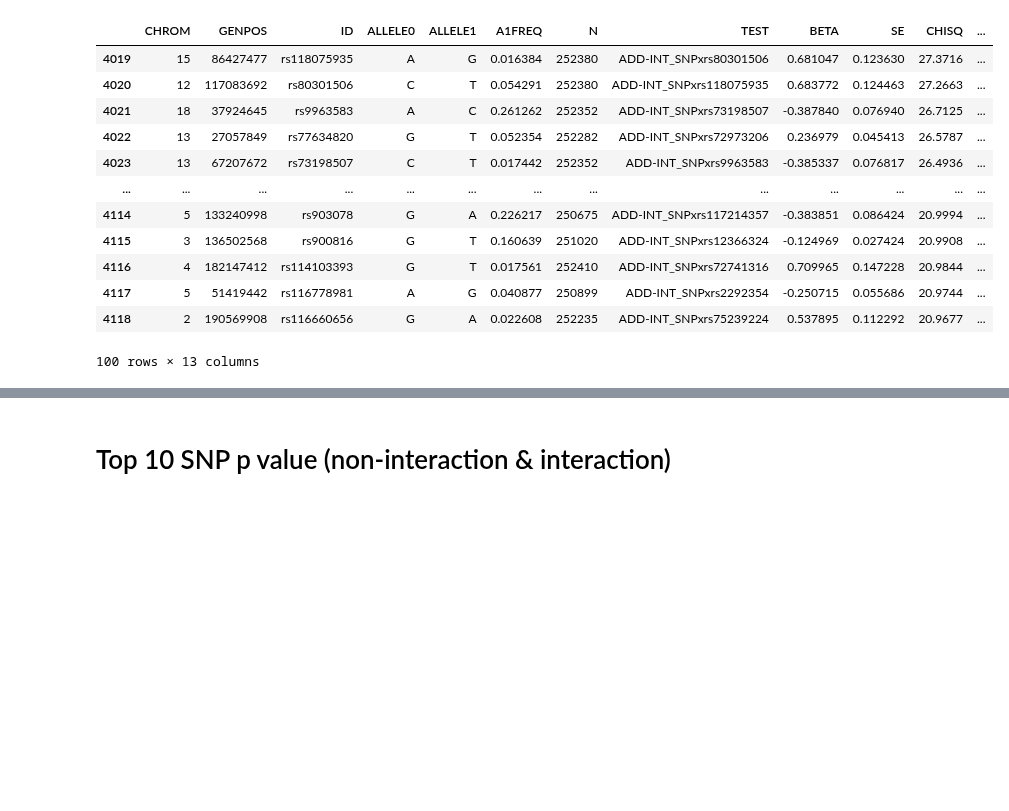
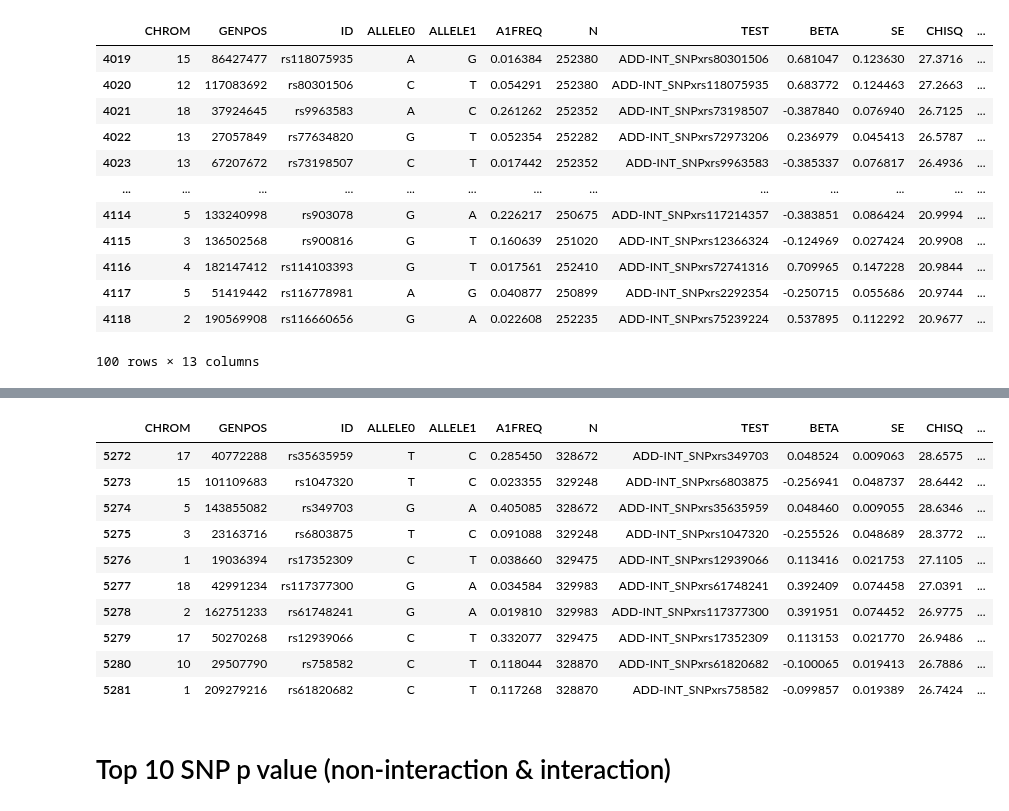
Before and after one commit to statgenetics/UKBB_GWAS_dev, a Jupyter notebook: analysis/regenie_interaction/interaction_python.ipynb, the cells around one changed output, grey strips where cells are left out. Drawn from its saved outputs; the diff is of its cells as text; code cells hidden in the pictures; blank space fills up the shorter version.

```diff
--- a/analysis/regenie_interaction/interaction_python.ipynb
+++ b/analysis/regenie_interaction/interaction_python.ipynb
@@ -3860,3 +3920,31 @@ topinteractionterm
+# %%
+# f2247_f2257
+filelist0 = os.listdir("/home/gl2776/project/guangyou/interaction/newv/112621_f2247_2257/cache")
+filelist = []
+for file in filelist0:
+    if file.endswith("regenie.gz"):
+        filelist.append(os.path.join("/home/gl2776/project/guangyou/interaction/newv/112621_f2247_2257/cache", file))
+df = pd.read_csv(filelist[0],compression = "gzip",header=0,sep=" ")
+topinteractionterm = pd.DataFrame(columns=df.columns)
+k = 100
+for file in filelist:
+    tmp = pd.read_csv(file,compression = "gzip",header=0,sep=" ")
+    tmp = pd.concat([tmp[tmp["TEST"].str.startswith("ADD-INT_SNPx")],topinteractionterm],axis=0,ignore_index=True)
+    topinteractionterm = tmp.sort_values("LOG10P",ascending=False).head(k)
+topinteractionterm.to_csv("/home/gl2776/project/guangyou/interaction/newv/112621_f2247_2257/cache/f2247_2257.interactionterm.top"+str(k)+".stat.regenie",sep="\t",index=False)
+topinteractionterm.head(10)
+# %% [output]
+|  | CHROM | GENPOS | ID | ALLELE0 | ALLELE1 | A1FREQ | N | TEST | BETA | SE | CHISQ | ... |
+| 5272 | 17 | 40772288 | rs35635959 | T | C | 0.285450 | 328672 | ADD-INT_SNPxrs349703 | 0.048524 | 0.009063 | 28.6575 | ... |
+| 5273 | 15 | 101109683 | rs1047320 | T | C | 0.023355 | 329248 | ADD-INT_SNPxrs6803875 | -0.256941 | 0.048737 | 28.6442 | ... |
+| 5274 | 5 | 143855082 | rs349703 | G | A | 0.405085 | 328672 | ADD-INT_SNPxrs35635959 | 0.048460 | 0.009055 | 28.6346 | ... |
+| 5275 | 3 | 23163716 | rs6803875 | T | C | 0.091088 | 329248 | ADD-INT_SNPxrs1047320 | -0.255526 | 0.048689 | 28.3772 | ... |
+| 5276 | 1 | 19036394 | rs17352309 | C | T | 0.038660 | 329475 | ADD-INT_SNPxrs12939066 | 0.113416 | 0.021753 | 27.1105 | ... |
+| 5277 | 18 | 42991234 | rs117377300 | G | A | 0.034584 | 329983 | ADD-INT_SNPxrs61748241 | 0.392409 | 0.074458 | 27.0391 | ... |
+| 5278 | 2 | 162751233 | rs61748241 | G | A | 0.019810 | 329983 | ADD-INT_SNPxrs117377300 | 0.391951 | 0.074452 | 26.9775 | ... |
+| 5279 | 17 | 50270268 | rs12939066 | C | T | 0.332077 | 329475 | ADD-INT_SNPxrs17352309 | 0.113153 | 0.021770 | 26.9486 | ... |
+| 5280 | 10 | 29507790 | rs758582 | C | T | 0.118044 | 328870 | ADD-INT_SNPxrs61820682 | -0.100065 | 0.019413 | 26.7886 | ... |
+| 5281 | 1 | 209279216 | rs61820682 | C | T | 0.117268 | 328870 | ADD-INT_SNPxrs758582 | -0.099857 | 0.019389 | 26.7424 | ... |
 # %% [markdown]
 # Top 10 SNP p value (non-interaction & interaction)
 # %% [markdown]
```
Also changed, not shown: parts of 10 cells of this notebook.
